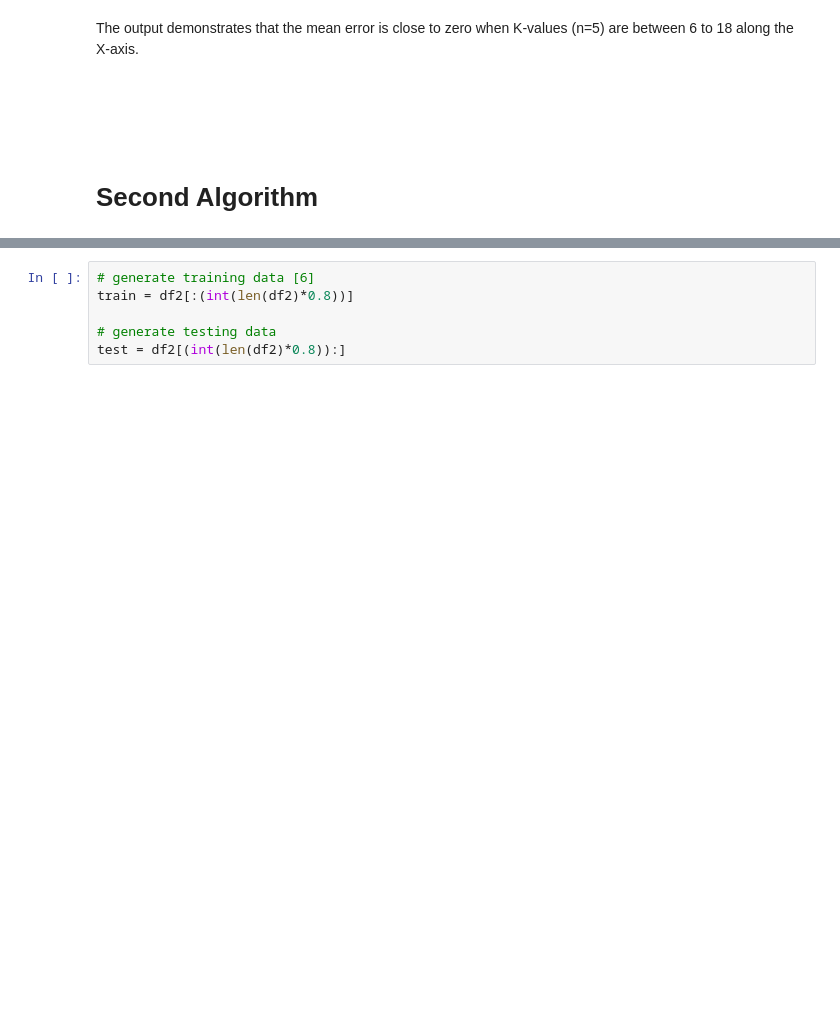
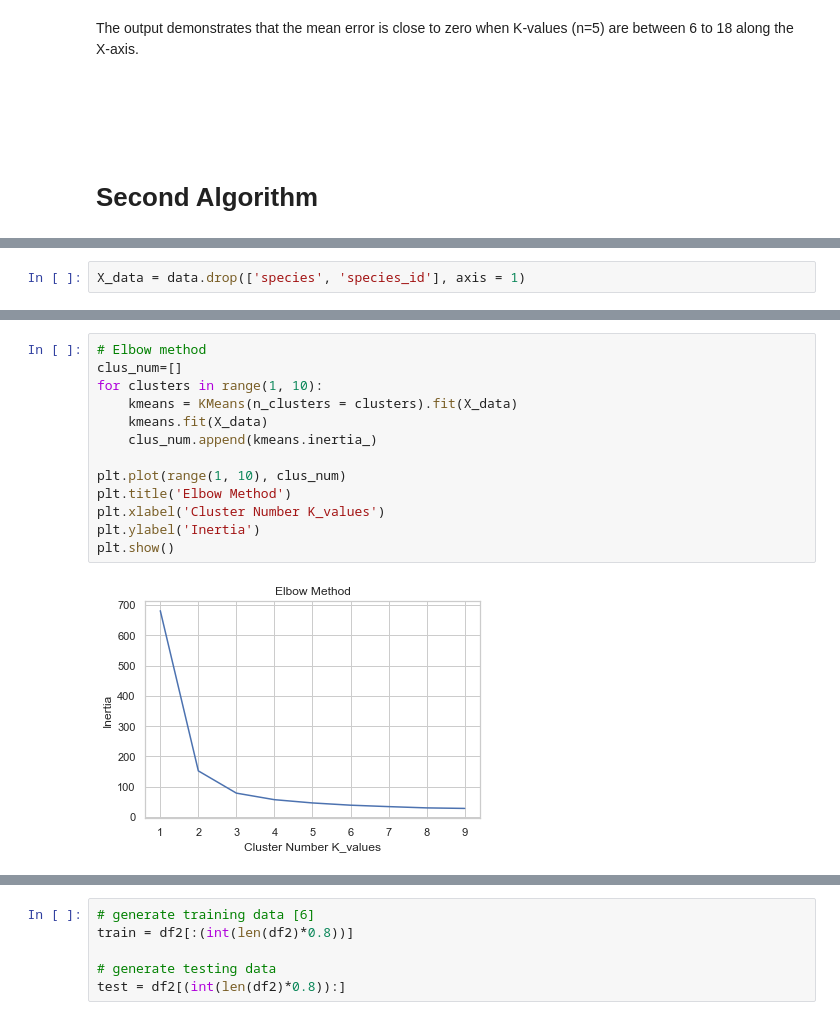
Before and after one commit to Deego88/MLS, a Jupyter notebook: Scikit-learn.ipynb, the cells around one changed output, grey strips where cells are left out. Drawn from its saved outputs; the diff is of its cells as text; blank space fills up the shorter version.

```diff
--- a/Scikit-learn.ipynb
+++ b/Scikit-learn.ipynb
@@ -445,0 +470,2 @@ np.polyfit(df2["Engine Size"], df2["CO2 Emissions"], 1)
+# %%
+X_data = data.drop(['species', 'species_id'], axis = 1)
@@ -445,0 +492,15 @@ np.polyfit(df2["Engine Size"], df2["CO2 Emissions"], 1)
+# %%
+# Elbow method
+clus_num=[]
+for clusters in range(1, 10):
+    kmeans = KMeans(n_clusters = clusters).fit(X_data)
+    kmeans.fit(X_data)
+    clus_num.append(kmeans.inertia_)
+
+plt.plot(range(1, 10), clus_num)
+plt.title('Elbow Method')
+plt.xlabel('Cluster Number K_values')
+plt.ylabel('Inertia')
+plt.show()
+# %% [output]
+[figure, added]
```
Also changed, not shown: parts of 59 cells of this notebook, 1 other file.
